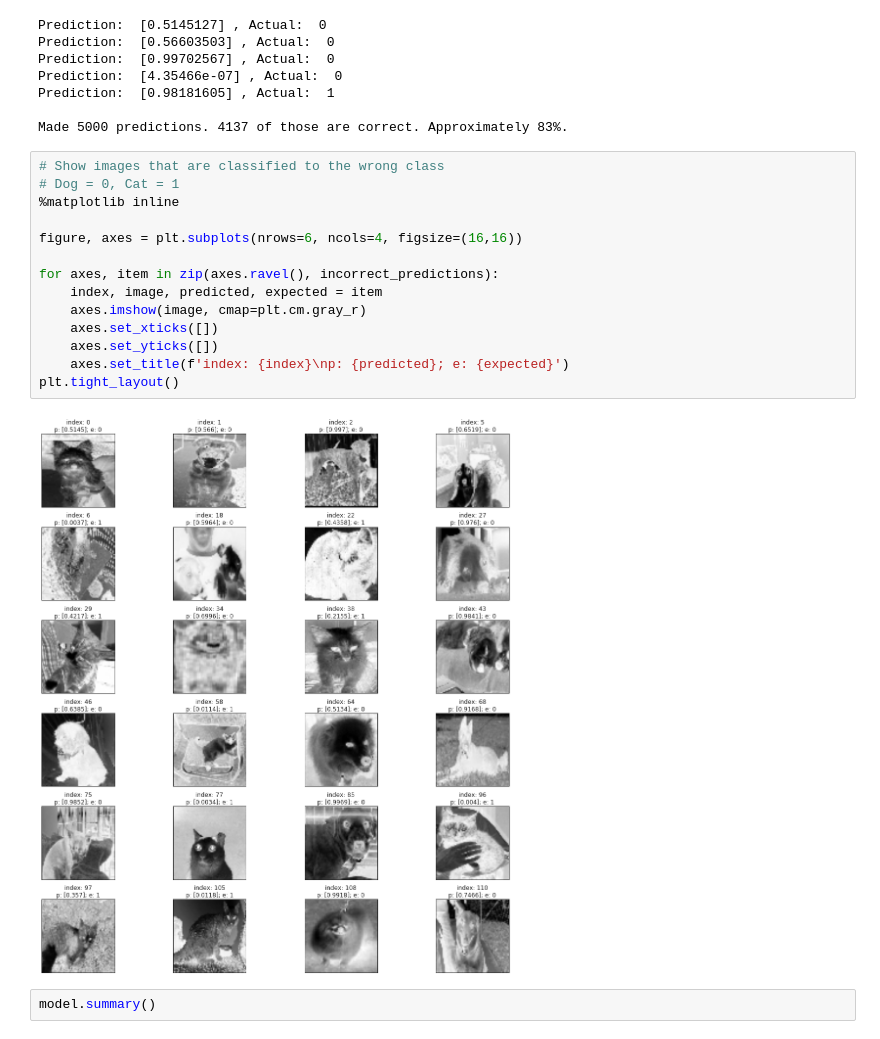
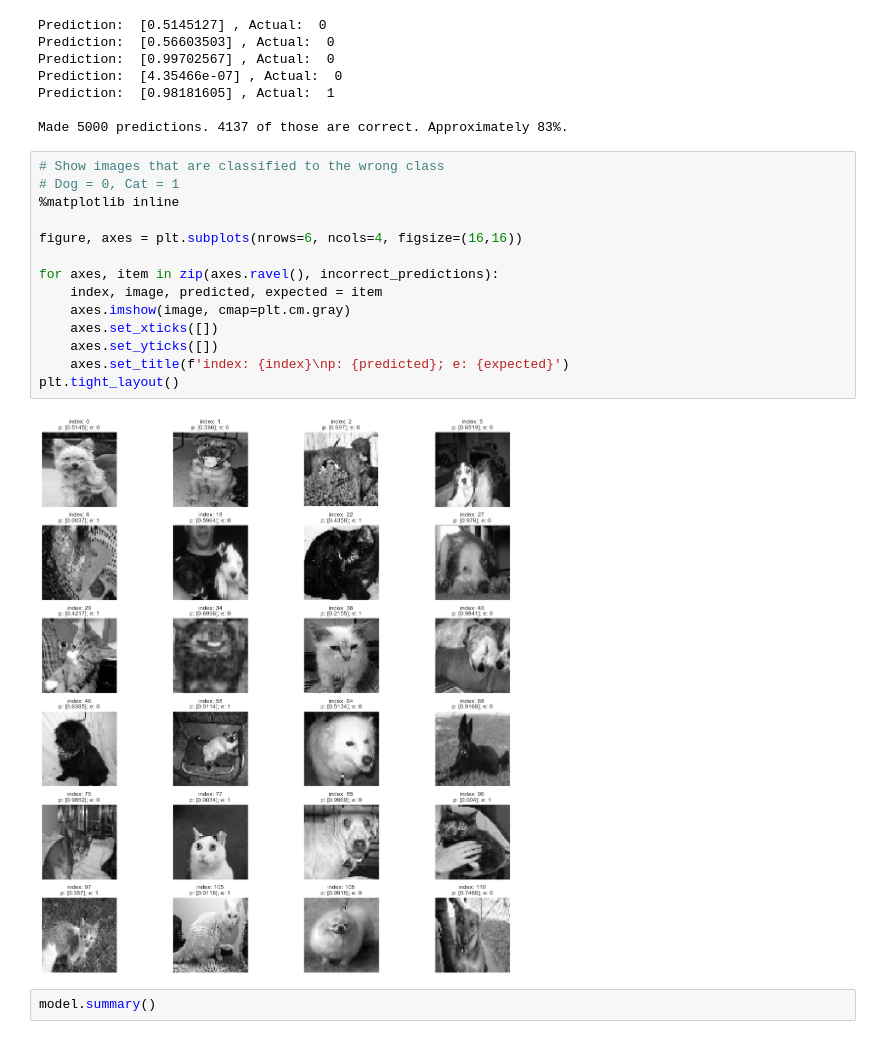
Before and after one commit to robbedec/bachproef-automl, a Jupyter notebook: notebooks/autokeras.ipynb, the cells around one changed output. Saved outputs shown, nothing was run; the diff lists cells and outputs as text.

```diff
--- a/notebooks/autokeras.ipynb
+++ b/notebooks/autokeras.ipynb
@@ -242,19 +242,19 @@ Made 5000 predictions. 4137 of those are correct. Approximately 83%.
 # %%
 # Show images that are classified to the wrong class
 # Dog = 0, Cat = 1
 %matplotlib inline
 
 figure, axes = plt.subplots(nrows=6, ncols=4, figsize=(16,16))
 
 for axes, item in zip(axes.ravel(), incorrect_predictions):
     index, image, predicted, expected = item
-    axes.imshow(image, cmap=plt.cm.gray_r)
+    axes.imshow(image, cmap=plt.cm.gray)
     axes.set_xticks([])
     axes.set_yticks([])
     axes.set_title(f'index: {index}\np: {predicted}; e: {expected}')
 plt.tight_layout()
 # %% [output]
-[figure, old version]
+[figure, new version]
 # %%
 model.summary()
 # %% [output]
```
Also changed, not shown: 2 other files.
